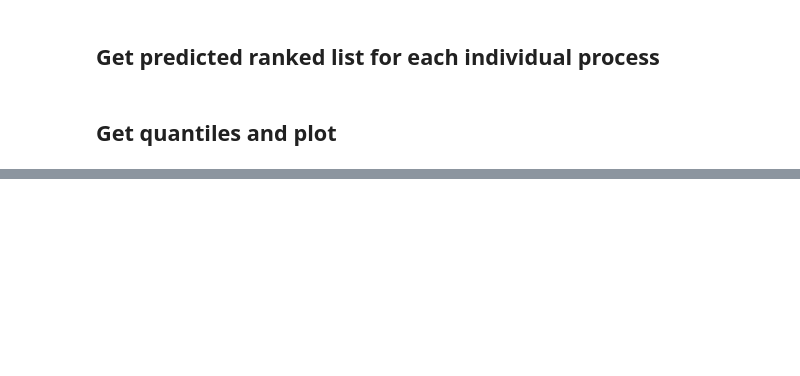
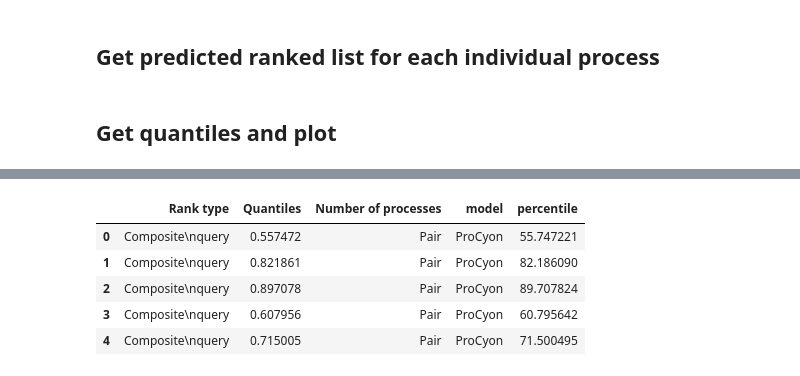
Before and after one commit to mims-harvard/ProCyon, a Jupyter notebook: examples/paper_analyses/composition_retrieval.ipynb, the cells around one changed output, grey strips where cells are left out. Drawn from its saved outputs; the diff is of its cells as text; code cells hidden in the pictures; blank space fills up the shorter version.

```diff
--- a/examples/paper_analyses/composition_retrieval.ipynb
+++ b/examples/paper_analyses/composition_retrieval.ipynb
@@ -1227,7 +1682,7 @@ for i, (pathway_go_1, pathway_go_2, pathway_go_3, pathway_go_4) in enumerate(sam
         all_valid_go_quadruplet_sims_ranks_geom[random.randint(0, all_valid_go_quadruplet_sims_ranks_geom.shape[0]-1), pleiotropic_proteins_inds] / num_proteins
     )
 # %%
-plot_data = pd.DataFrame({
+procyon_data = pd.DataFrame({
     "Rank type": ["Composite\nquery"] * np.concatenate(quantiles_pair_composition_geom_rank_among_all).shape[0] + \
     ["Aggregated\nindividual\nranks"] * np.concatenate(quantiles_pair_individual_geom_rank_among_all).shape[0] + \
     ["Random\ncomposite\nquery"] * np.concatenate(quantiles_pair_random_composition_geom_rank_among_all).shape[0] + \
@@ -1282,3 +1869,5 @@ array(['Pair', 'Triplet', 'Quadruplet', 'Single'], dtype=object)
+# %%
+plot_data = procyon_data
 # %%
 # Custom color palette as a dictionary
 colors = ['#8da0cb', '#66c2a5', '#fc8d62', '#e78ac3']
@@ -1421,0 +2011,2 @@ MannwhitneyuResult(statistic=3028830.5, pvalue=1.70288027860516e-173)
+# %%
+plot_data = protst_data
@@ -1421,0 +2153,26 @@ MannwhitneyuResult(statistic=3028830.5, pvalue=1.70288027860516e-173)
+# %%
+combined_plot_data = (
+    pd.concat((
+        (
+            procyon_data
+            .loc[lambda x: ~x["Rank type"].str.contains("Random")]
+            .assign(model="ProCyon")
+        ),
+        (
+            protst_data
+            .loc[lambda x: ~x["Rank type"].str.contains("Random")]
+            .assign(model="ProtST")
+        ),
+    ))
+    .assign(
+        percentile=lambda x: x.Quantiles*100,
+    )
+)
+combined_plot_data.head()
+# %% [output]
+|  | Rank type | Quantiles | Number of processes | model | percentile |
+| 0 | Composite\nquery | 0.557472 | Pair | ProCyon | 55.747221 |
+| 1 | Composite\nquery | 0.821861 | Pair | ProCyon | 82.186090 |
+| 2 | Composite\nquery | 0.897078 | Pair | ProCyon | 89.707824 |
+| 3 | Composite\nquery | 0.607956 | Pair | ProCyon | 60.795642 |
+| 4 | Composite\nquery | 0.715005 | Pair | ProCyon | 71.500495 |
```
Also changed, not shown: parts of 29 cells of this notebook, 10 other files.
